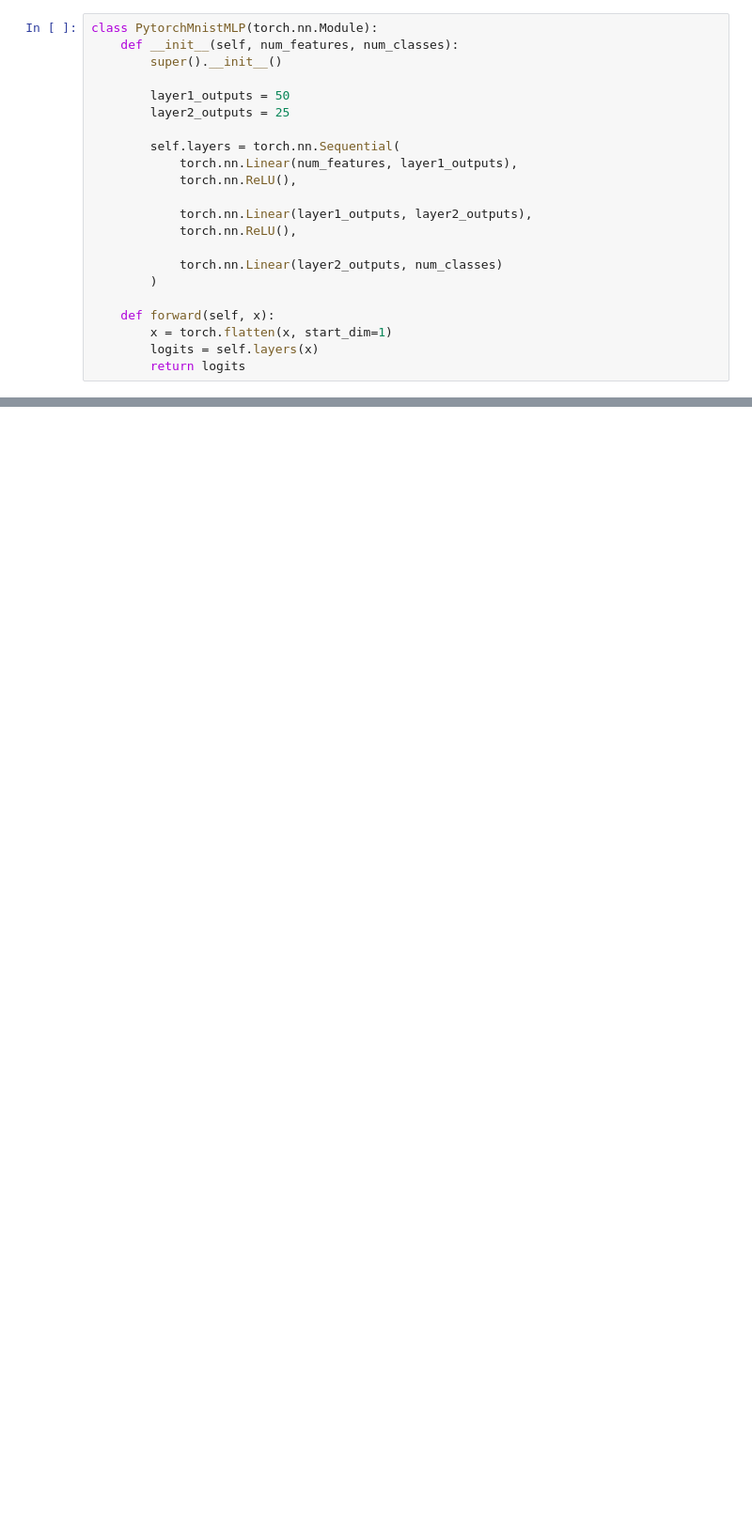
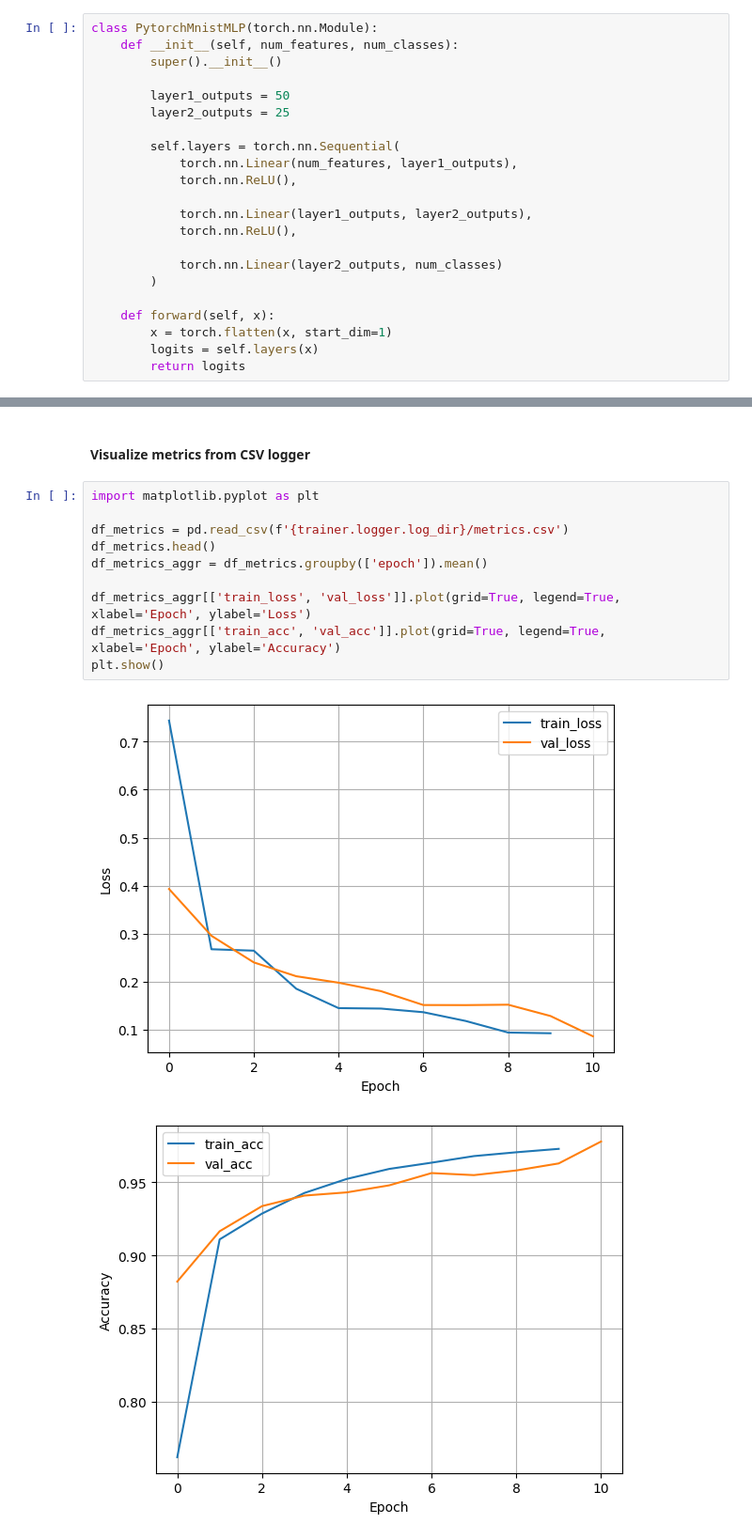
Before and after one commit to minhtucs/deeplearning-fundamental, a Jupyter notebook: 5.2-train-multilayer-perceptron-using-lightning-trainer.ipynb, the cells around one changed output, grey strips where cells are left out. Shown: that part at 94% size. Cells and saved outputs as stored; diff of their text form; blank space fills up the shorter version.

```diff
--- a/5.2-train-multilayer-perceptron-using-lightning-trainer.ipynb
+++ b/5.2-train-multilayer-perceptron-using-lightning-trainer.ipynb
@@ -170,0 +271,15 @@ KeyError: 'accuracy'
+# %% [markdown]
+#### Visualize metrics from CSV logger
+# %%
+import matplotlib.pyplot as plt
+
+df_metrics = pd.read_csv(f'{trainer.logger.log_dir}/metrics.csv')
+df_metrics.head()
+df_metrics_aggr = df_metrics.groupby(['epoch']).mean()
+
+df_metrics_aggr[['train_loss', 'val_loss']].plot(grid=True, legend=True, xlabel='Epoch', ylabel='Loss')
+df_metrics_aggr[['train_acc', 'val_acc']].plot(grid=True, legend=True, xlabel='Epoch', ylabel='Accuracy')
+plt.show()
+# %% [output]
+[figure, added]
+[figure, added]
```
Also changed, not shown: parts of 11 cells of this notebook, 1 other file.
